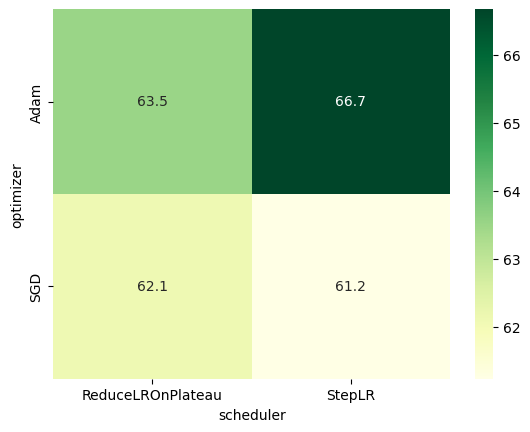
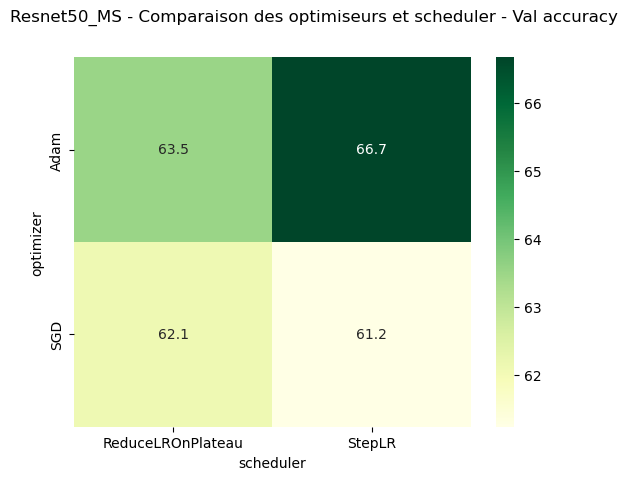
Unified diff of the notebook cell whose output changed from the first chart to the second:
--- before
+++ after
@@ -1,4 +1,7 @@
 """ Heatmap des hyperparamètres
 Visualiser quelle combinaison optimizer x scheduler """
+plt.figure()
+plt.suptitle("Resnet50_MS - Comparaison des optimiseurs et scheduler - Val accuracy")
 pivot = grid_par_classe_aug_50.pivot_table(values='val_acc', index='optimizer', columns='scheduler')
 sns.heatmap(pivot, annot=True, fmt=".1f", cmap="YlGn")
+plt.savefig("figures/heatmap_optimiseur_50_MS.png", dpi=150, bbox_inches="tight" )

Commit: figures